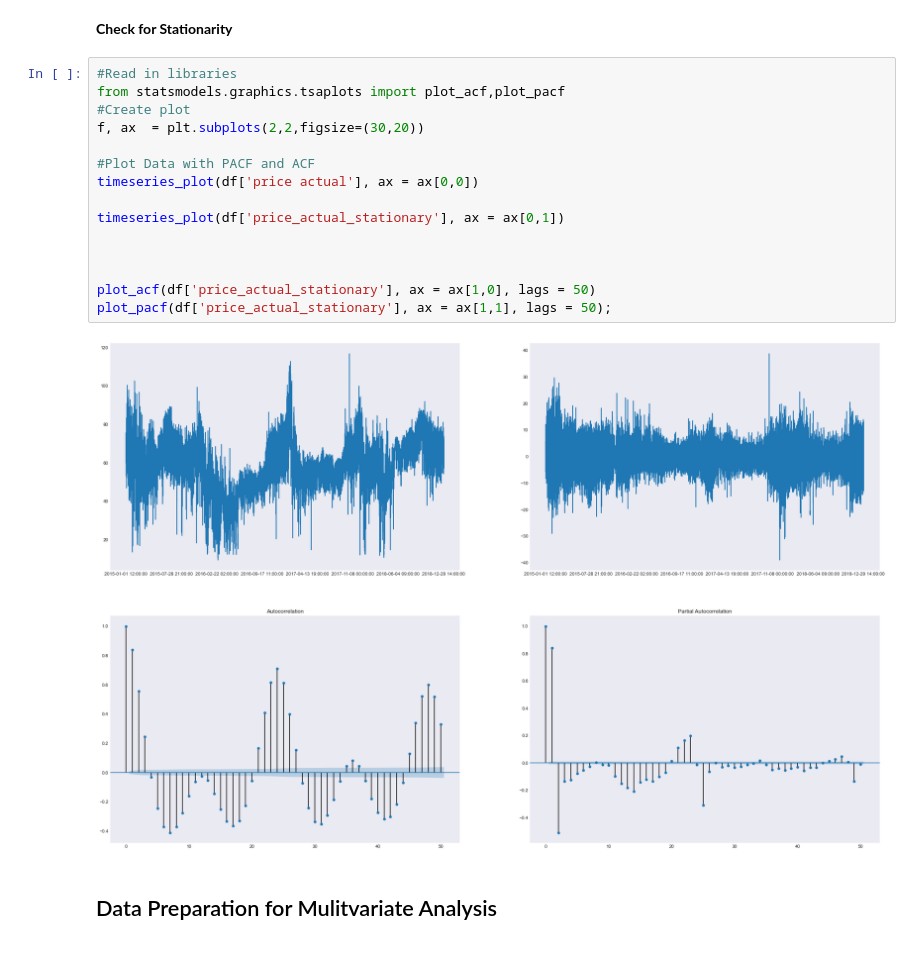
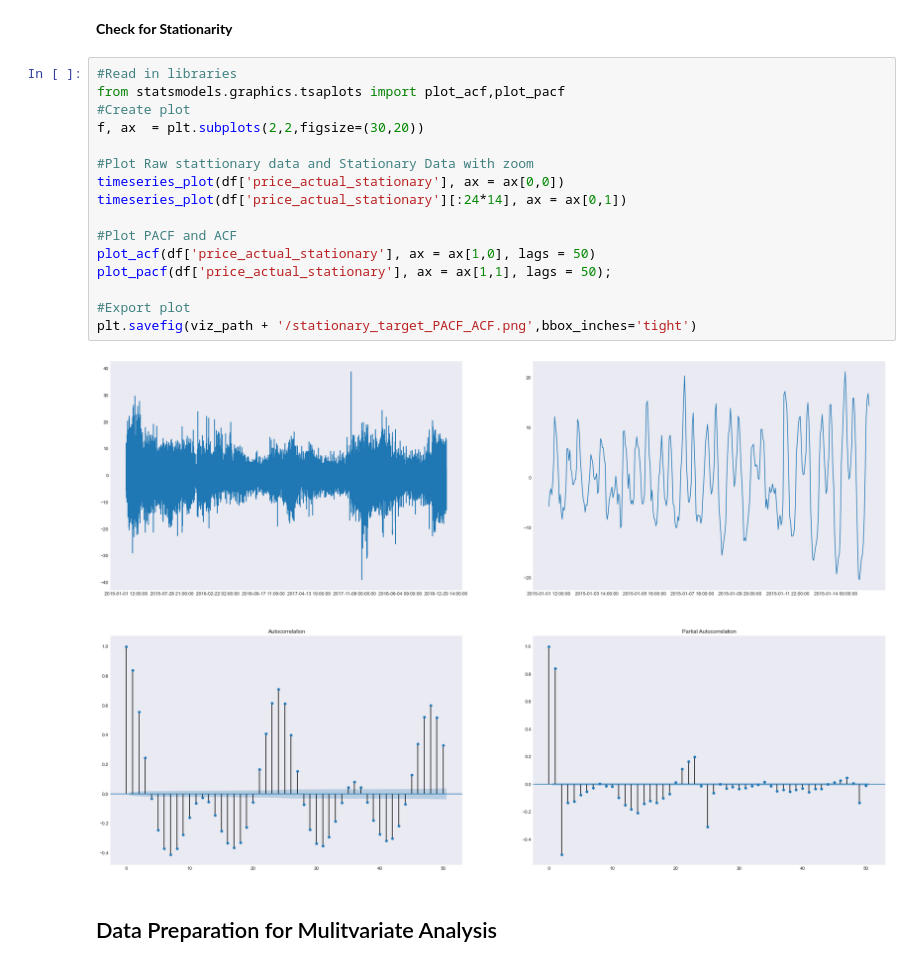
Before and after one commit to KishenSharma6/SpainEnergyAnalysis, a Jupyter notebook: Project_Codes/03_Data_Processing/2020_0621_Preprocessing.ipynb, the cells around one changed output. Cells and saved outputs as stored; diff of their text form.

Commit message:
Wrote visuals to local machine

```diff
--- a/Project_Codes/03_Data_Processing/2020_0621_Preprocessing.ipynb
+++ b/Project_Codes/03_Data_Processing/2020_0621_Preprocessing.ipynb
@@ -133,20 +136,21 @@ df['price_actual_stationary'] = df['price actual'] - df['price_actual_season'] -
 # %%
 #Read in libraries
 from statsmodels.graphics.tsaplots import plot_acf,plot_pacf
 #Create plot
 f, ax  = plt.subplots(2,2,figsize=(30,20))
 
-#Plot Data with PACF and ACF
-timeseries_plot(df['price actual'], ax = ax[0,0])
+#Plot Raw stattionary data and Stationary Data with zoom
+timeseries_plot(df['price_actual_stationary'], ax = ax[0,0])
+timeseries_plot(df['price_actual_stationary'][:24*14], ax = ax[0,1])
 
-timeseries_plot(df['price_actual_stationary'], ax = ax[0,1])
-
-
-
+#Plot PACF and ACF
 plot_acf(df['price_actual_stationary'], ax = ax[1,0], lags = 50)
 plot_pacf(df['price_actual_stationary'], ax = ax[1,1], lags = 50);
+
+#Export plot
+plt.savefig(viz_path + '/stationary_target_PACF_ACF.png',bbox_inches='tight')
 # %% [output]
-[figure, old version]
+[figure, new version]
 # %% [markdown]
 ## Data Preparation for Mulitvariate Analysis
 # %% [markdown]
```
Also changed, not shown: parts of 1 cell of this notebook.
